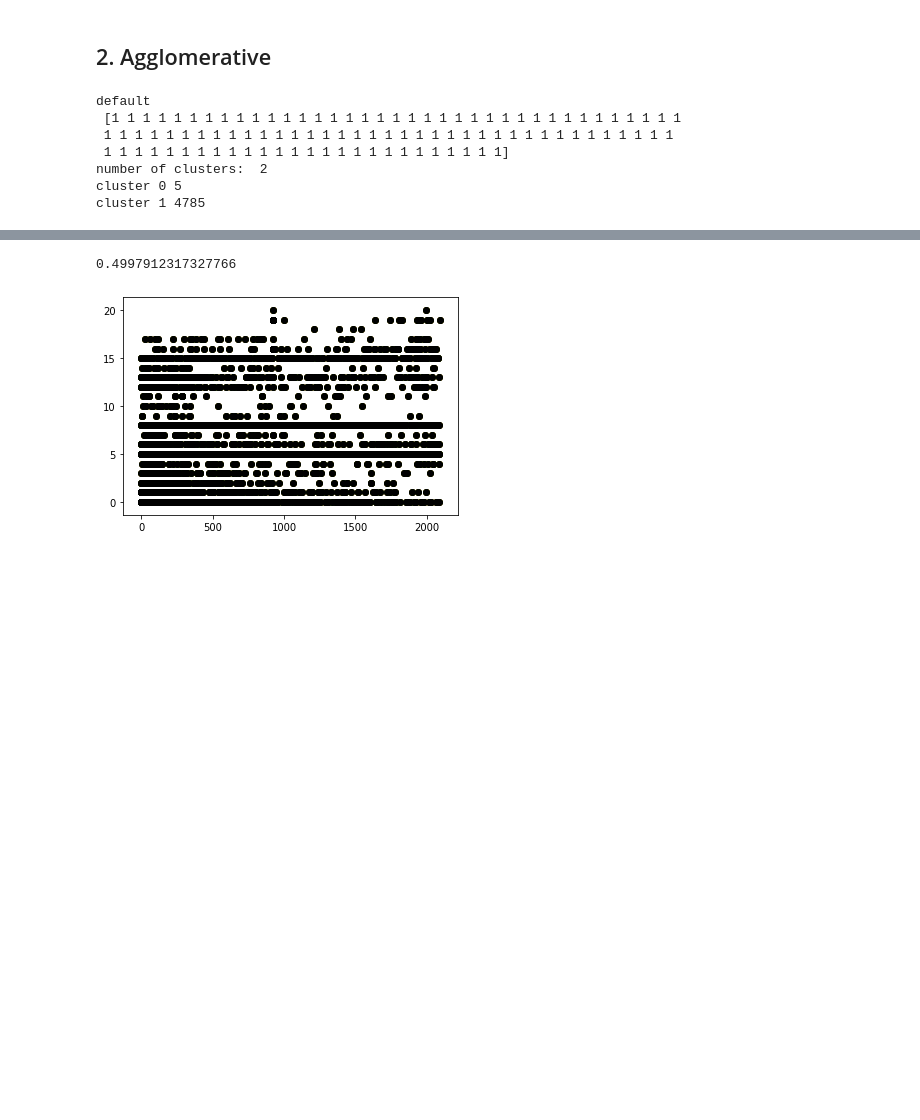
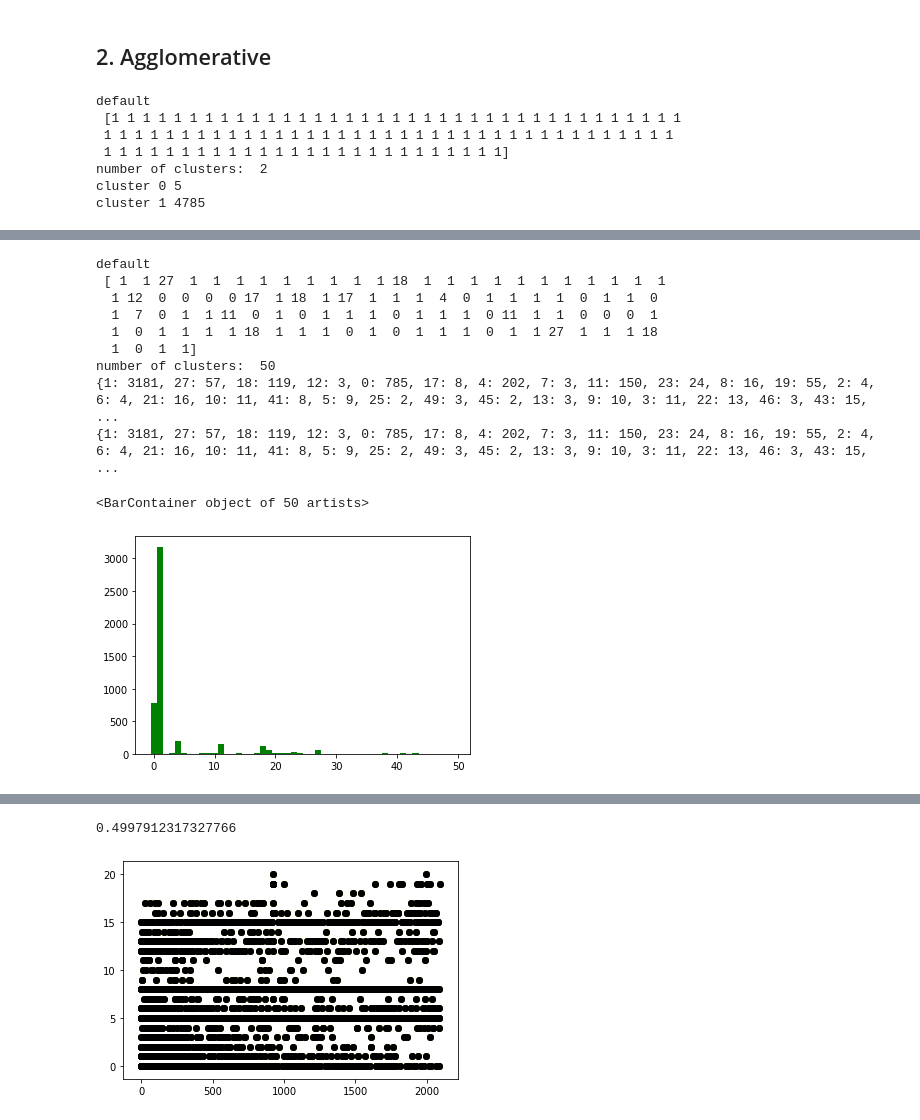
Before and after one commit to Bingzi-Li/NTU-20191018, a Jupyter notebook: clustering_2.ipynb, the cells around one changed output, grey strips where cells are left out. Saved outputs shown, nothing was run; the diff lists cells and outputs as text; code cells hidden in the pictures; blank space fills up the shorter version.

```diff
--- a/clustering_2.ipynb
+++ b/clustering_2.ipynb
@@ -297,0 +319,31 @@ cluster 1 4785
+# %%
+agglo = AgglomerativeClustering(n_clusters=50, affinity='precomputed', linkage='average').fit_predict(dismatrix)
+print('default\n', agglo[:100])
+print('number of clusters: ', max(agglo) + 1)
+num_clusters = {}
+for x in agglo:
+    if x not in num_clusters.keys():
+        num_clusters[x] = 1
+    else:
+        num_clusters[x] += 1
+print(num_clusters)
+num_clusters = {}
+for x in agglo:
+    if x not in num_clusters.keys():
+        num_clusters[x] = 1
+    else:
+        num_clusters[x] += 1
+print(num_clusters)
+plt.bar(num_clusters.keys(), num_clusters.values(), 1, color='g')
+# %% [output]
+default
+ [ 1  1 27  1  1  1  1  1  1  1  1  1 18  1  1  1  1  1  1  1  1  1  1  1
+  1 12  0  0  0  0 17  1 18  1 17  1  1  1  4  0  1  1  1  1  0  1  1  0
+  1  7  0  1  1 11  0  1  0  1  1  1  0  1  1  1  0 11  1  1  0  0  0  1
+  1  0  1  1  1  1 18  1  1  1  0  1  0  1  1  1  0  1  1 27  1  1  1 18
+  1  0  1  1]
+number of clusters:  50
+{1: 3181, 27: 57, 18: 119, 12: 3, 0: 785, 17: 8, 4: 202, 7: 3, 11: 150, 23: 24, 8: 16, 19: 55, 2: 4, 6: 4, 21: 16, 10: 11, 41: 8, 5: 9, 25: 2, 49: 3, 45: 2, 13: 3, 9: 10, 3: 11, 22: 13, 46: 3, 43: 15, ...
+{1: 3181, 27: 57, 18: 119, 12: 3, 0: 785, 17: 8, 4: 202, 7: 3, 11: 150, 23: 24, 8: 16, 19: 55, 2: 4, 6: 4, 21: 16, 10: 11, 41: 8, 5: 9, 25: 2, 49: 3, 45: 2, 13: 3, 9: 10, 3: 11, 22: 13, 46: 3, 43: 15, ...
+<BarContainer object of 50 artists>
+[figure, added]
```
Also changed, not shown: parts of 2 cells of this notebook.
